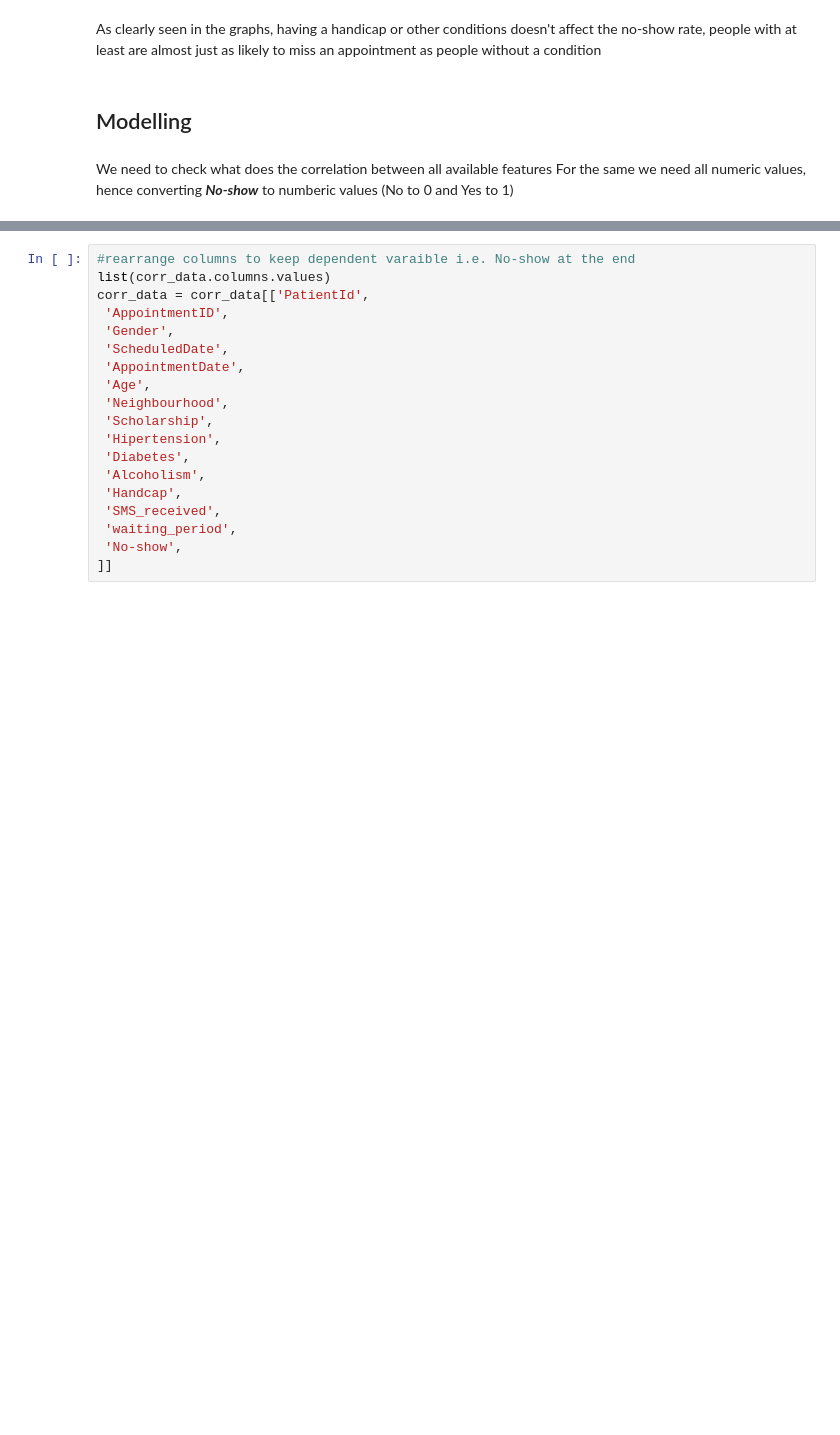
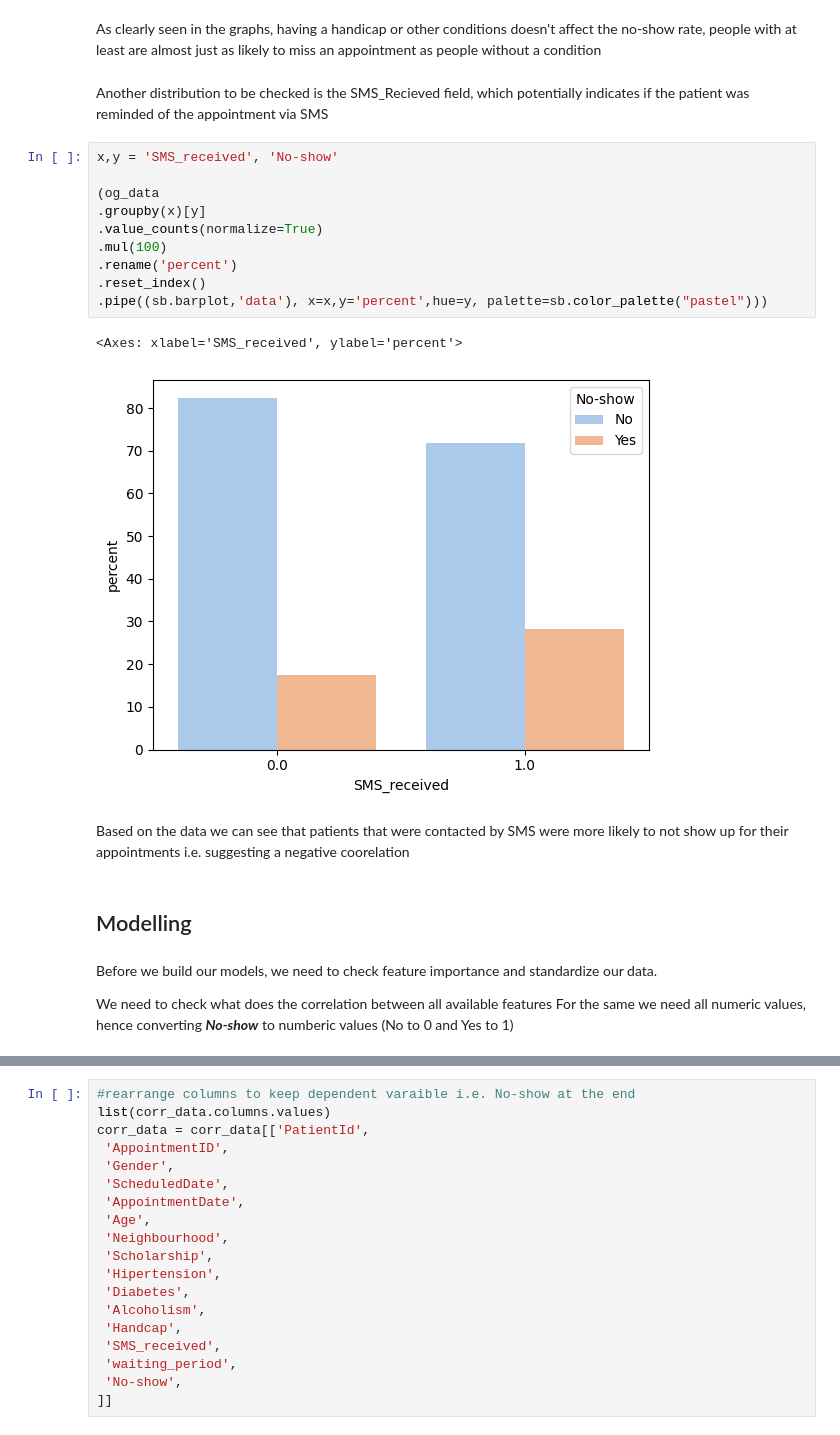
Before and after one commit to Sumitjh26997/CSS581-ML, a Jupyter notebook: hw1.ipynb, the cells around one changed output, grey strips where cells are left out. Drawn from its saved outputs; the diff is of its cells as text; blank space fills up the shorter version.

```diff
--- a/hw1.ipynb
+++ b/hw1.ipynb
@@ -517,8 +515,28 @@ plot_percent('Handcap', pha)
 # %% [markdown]
 As clearly seen in the graphs, having a handicap or other conditions doesn't affect the no-show rate, people with at least are almost just as likely to miss an appointment as people without a condition
+# %% [markdown]
+Another distribution to be checked is the SMS_Recieved field, which potentially indicates if the patient was reminded of the appointment via SMS
+# %%
+x,y = 'SMS_received', 'No-show'
+
+(og_data
+.groupby(x)[y]
+.value_counts(normalize=True)
+.mul(100)
+.rename('percent')
+.reset_index()
+.pipe((sb.barplot,'data'), x=x,y='percent',hue=y, palette=sb.color_palette("pastel")))
+# %% [output]
+<Axes: xlabel='SMS_received', ylabel='percent'>
+[figure, added]
+# %% [markdown]
+Based on the data we can see that patients that were contacted by SMS were more likely to not show up for their appointments i.e. suggesting a negative coorelation
 # %% [markdown]
 ## Modelling
 # %% [markdown]
+Before we build our models, we need to check feature importance and standardize our data.
+
+
 We need to check what does the correlation between all available features
 For the same we need all numeric values, hence converting ***No-show*** to numberic values (No to 0 and Yes to 1)
 # %%
```
Also changed, not shown: parts of 43 cells of this notebook.
